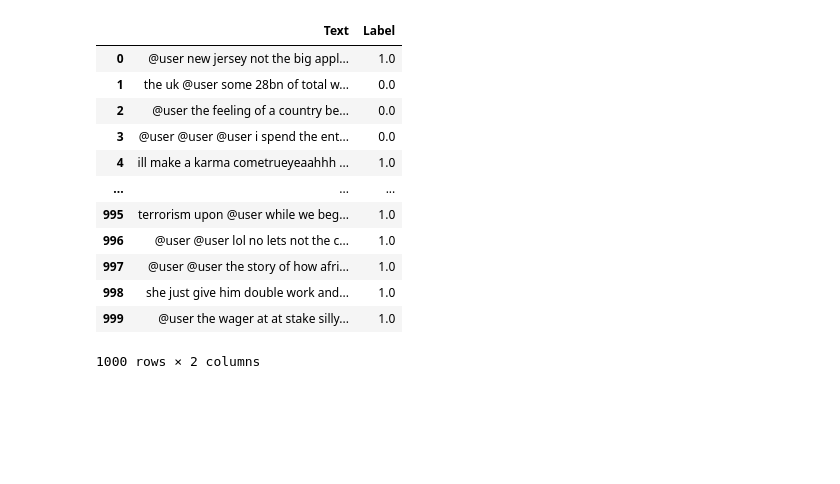
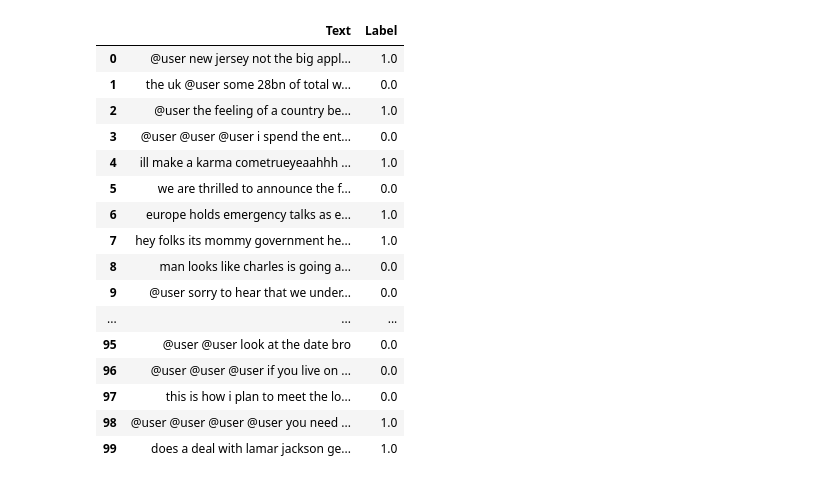
Before and after one commit to surrey-nlp/S3D, a Jupyter notebook: nbs/create-s3d-v1.ipynb, the cells around one changed output. Drawn from its saved outputs; the diff is of its cells as text; code cells hidden in the pictures; blank space fills up the shorter version.

```diff
--- a/nbs/create-s3d-v1.ipynb
+++ b/nbs/create-s3d-v1.ipynb
@@ -3,11 +3,13 @@
 # %%
 from transformers import AutoTokenizer, AutoModelForSequenceClassification
 
-tokenizer = AutoTokenizer.from_pretrained("surrey-nlp/bertweet-base-finetuned-SARC-DS", max_length = 128, truncation = True, padding='max_length')
+tokenizer = AutoTokenizer.from_pretrained("surrey-nlp/bertweet-base-finetuned-SARC-combined-DS")
 
-model = AutoModelForSequenceClassification.from_pretrained("surrey-nlp/bertweet-base-finetuned-SARC-DS")
+model = AutoModelForSequenceClassification.from_pretrained("surrey-nlp/bertweet-base-finetuned-SARC-combined-DS")
 # %%
 import pandas as pd
+pd.set_option("display.max_rows", None)
+pd.set_option("display.max_colwidth", 100)
 df = pd.read_csv('/kaggle/input/s3dpreprocessed/S3D-preprocessed.csv', lineterminator = '\n')
 df = df['Text']
 df = df.dropna(axis=0, how="any", inplace=False)
@@ -32,18 +34,22 @@ labels = get_preds(out)
 df2 = pd.DataFrame(labels, columns = ['Label'])
 df3 = pd.concat([df, df2], axis = 1)
 # %%
-df3[0:1000]
+df3[0:100]
 # %% [output]
 |  | Text | Label |
 | 0 | @user new jersey not the big appl... | 1.0 |
 | 1 | the uk @user some 28bn of total w... | 0.0 |
-| 2 | @user the feeling of a country be... | 0.0 |
+| 2 | @user the feeling of a country be... | 1.0 |
 | 3 | @user @user @user i spend the ent... | 0.0 |
 | 4 | ill make a karma cometrueyeaahhh ... | 1.0 |
+| 5 | we are thrilled to announce the f... | 0.0 |
+| 6 | europe holds emergency talks as e... | 1.0 |
+| 7 | hey folks its mommy government he... | 1.0 |
+| 8 | man looks like charles is going a... | 0.0 |
+| 9 | @user sorry to hear that we under... | 0.0 |
 | ... | ... | ... |
-| 995 | terrorism upon @user while we beg... | 1.0 |
-| 996 | @user @user lol no lets not the c... | 1.0 |
-| 997 | @user @user the story of how afri... | 1.0 |
-| 998 | she just give him double work and... | 1.0 |
-| 999 | @user the wager at at stake silly... | 1.0 |
+| 95 | @user @user look at the date bro | 0.0 |
+| 96 | @user @user @user if you live on ... | 0.0 |
+| 97 | this is how i plan to meet the lo... | 0.0 |
+| 98 | @user @user @user @user you need ... | 1.0 |
+| 99 | does a deal with lamar jackson ge... | 1.0 |
-1000 rows × 2 columns
```
Also changed, not shown: parts of 1 cell of this notebook.
